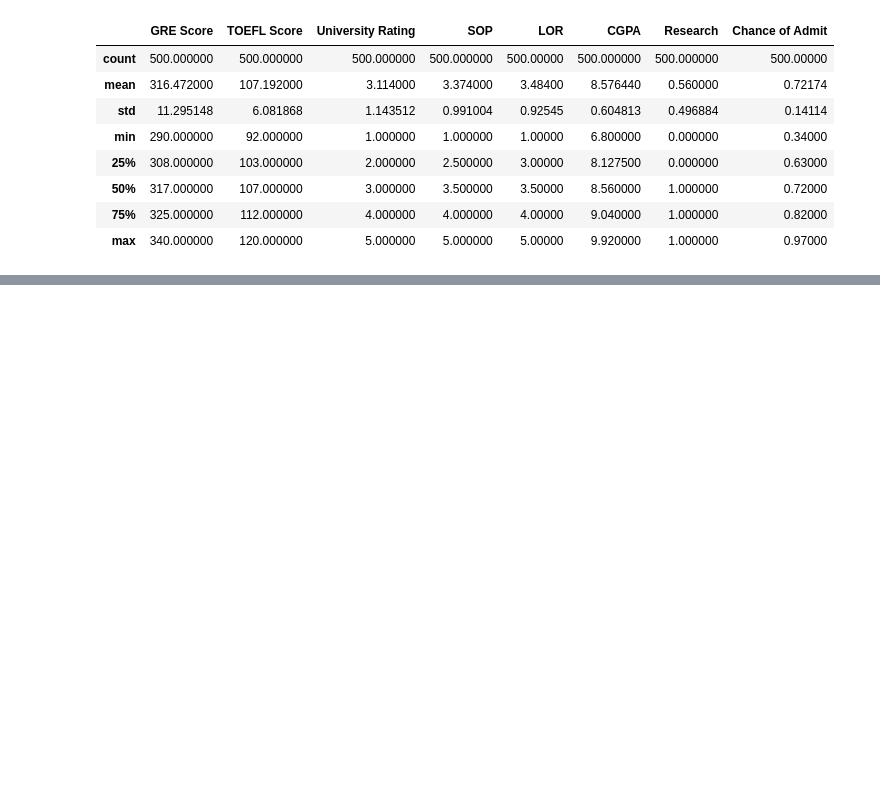
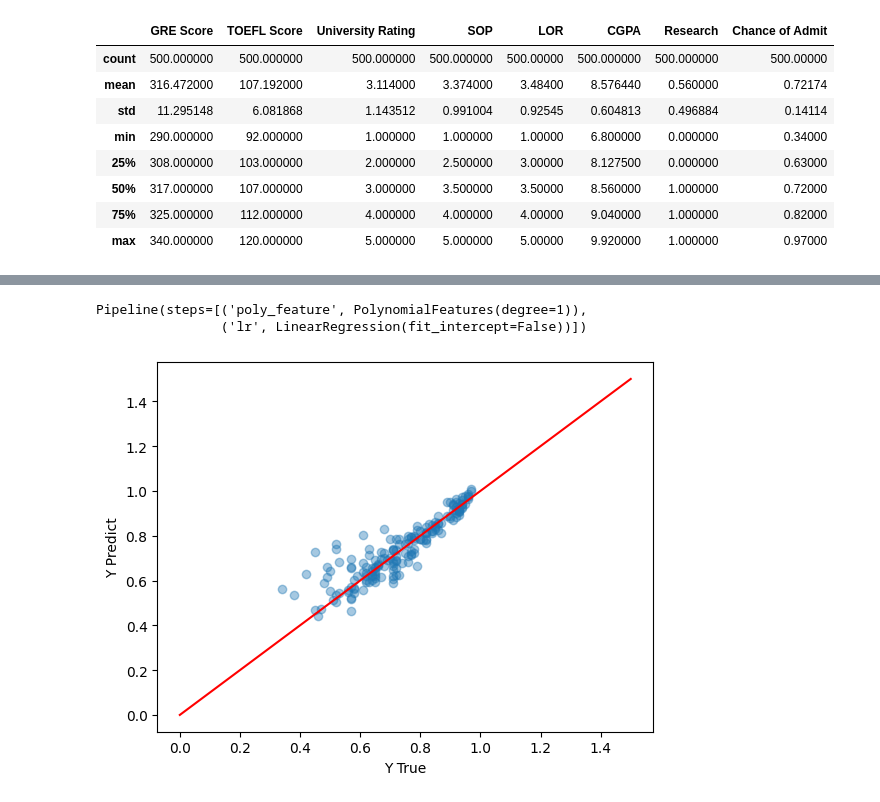
Before and after one commit to MBAhmadi/New-ML, a Jupyter notebook: graduate_admission_prediction/Admission_Predict_Ver1.1.ipynb, the cells around one changed output, grey strips where cells are left out. Drawn from its saved outputs; the diff is of its cells as text; code cells hidden in the pictures; blank space fills up the shorter version.

```diff
--- a/graduate_admission_prediction/Admission_Predict_Ver1.1.ipynb
+++ b/graduate_admission_prediction/Admission_Predict_Ver1.1.ipynb
@@ -20,0 +108,22 @@ data.describe()
+# %%
+steps = [('poly_feature', PolynomialFeatures(degree=1)),
+         ('lr', LinearRegression(fit_intercept=False))]
+
+model = Pipeline(steps=steps)
+
+model.fit(X_train, y_train)
+# %% [output]
+Pipeline(steps=[('poly_feature', PolynomialFeatures(degree=1)),
+                ('lr', LinearRegression(fit_intercept=False))])
+# %%
+y_pred = model.predict(X_test)
+
+plt.scatter(y_test, y_pred, alpha=0.4);
+plt.plot(np.linspace(0, 1.5, 100),
+         np.linspace(0, 1.5, 100),
+         c='red')
+
+plt.xlabel('Y True')
+plt.ylabel('Y Predict');
+# %% [output]
+[figure, added]
```
Also changed, not shown: parts of 14 cells of this notebook.
